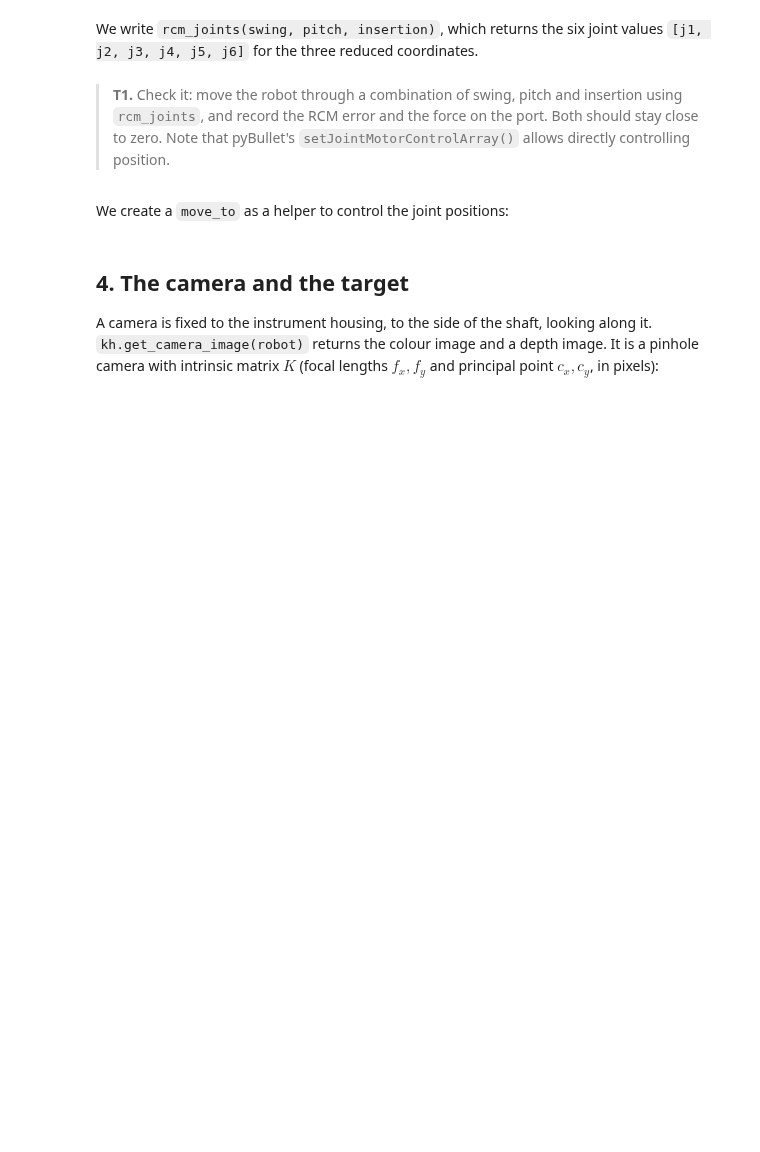
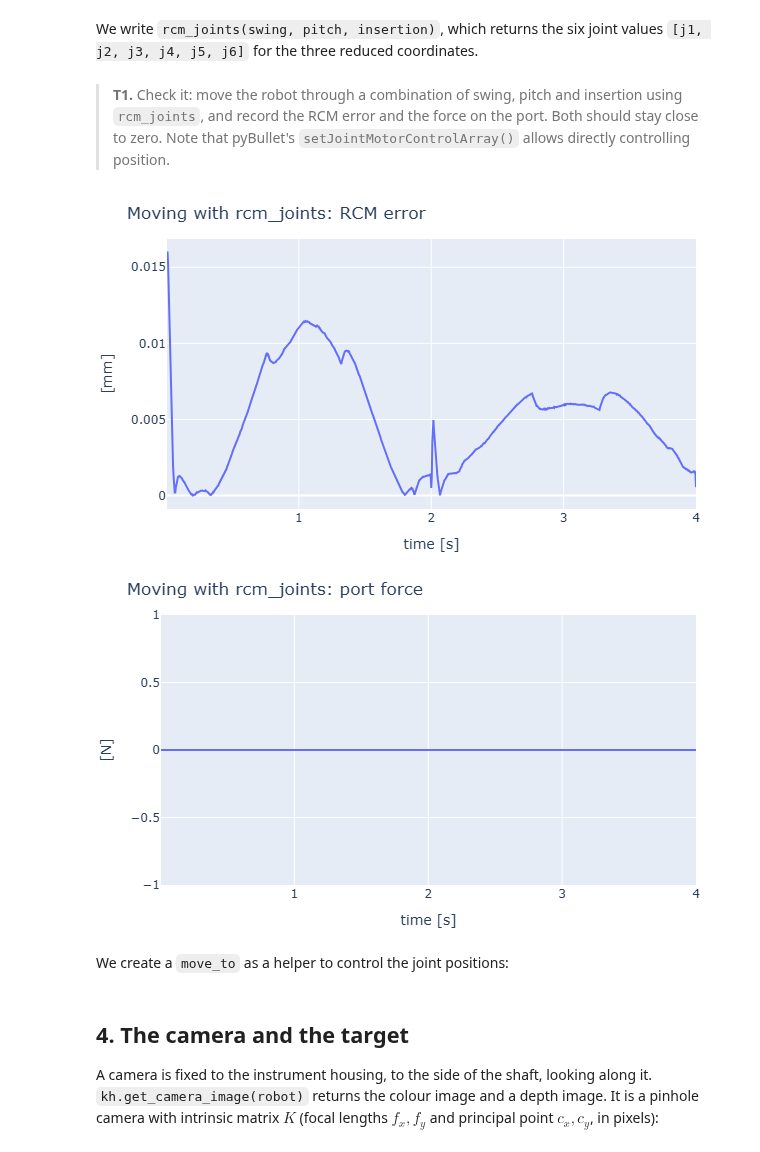
Before and after one commit to FonfasV/robmed-group-1, a Jupyter notebook: week-4/robmed_visservo.ipynb, the cells around one changed output. Saved outputs shown, nothing was run; the diff lists cells and outputs as text; code cells hidden in the pictures; blank space fills up the shorter version.

```diff
--- a/week-4/robmed_visservo.ipynb
+++ b/week-4/robmed_visservo.ipynb
@@ -183,34 +198,37 @@ def rcm_joints(swing, pitch, insertion):
 # %%
 duration = 4.0       # [s]
 t = 0.0
 time_log, rcm_log, force_log = [], [], []
 
 while t < duration:
     # SENSE
     error = rcm_error(robot)
     force = np.linalg.norm(kh.port_force(robot, port))
 
 
     #TODO: CONTROL: a slow motion in the three reduced coordinates
-    #swing =
-    #pitch =
-    #insertion =
-    #q_target = rcm_joints(swing, pitch, insertion)
+    swing = 0.15 * np.sin(2*np.pi*t/duration)
+    pitch = 0.5* pitch_max * np.sin(2*np.pi*t/duration)
+    insertion = 0.03 * t/duration
+    q_target = rcm_joints(swing, pitch, insertion)
 
     # ACT
     p.setJointMotorControlArray(robot, joints, p.POSITION_CONTROL, targetPositions=q_target, forces=max_forces)
     p.stepSimulation()
 
     # WAIT
     time.sleep(DT)
     t = t + DT
 
     time_log.append(t)
     rcm_log.append(error * 1000)
     force_log.append(force)
 
 kh.plot_series(time_log, {"RCM error [mm]": rcm_log}, ylabel="[mm]", title="Moving with rcm_joints: RCM error")
 kh.plot_series(time_log, {"force on the port [N]": force_log}, ylabel="[N]", title="Moving with rcm_joints: port force")
+# %% [output]
+[figure, added]
+[figure, added]
 # %% [markdown]
 We create a `move_to` as a helper to control the joint positions:
 # %%
```
Also changed, not shown: parts of 8 cells of this notebook.
